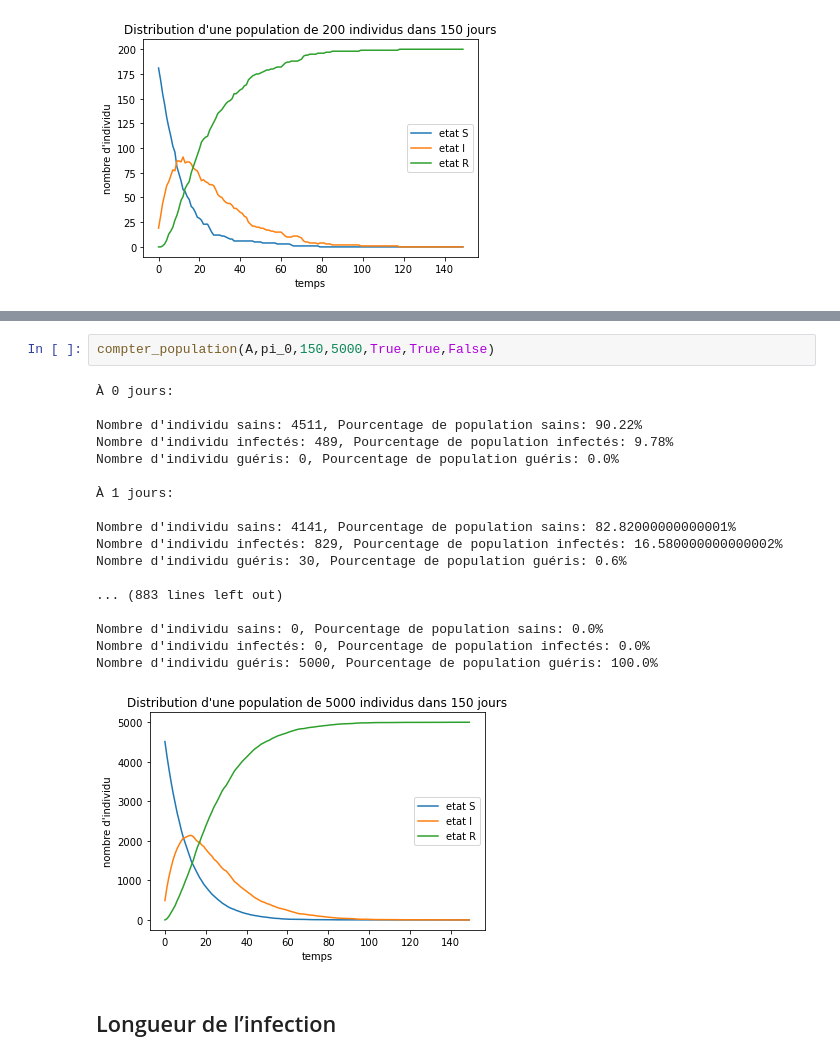
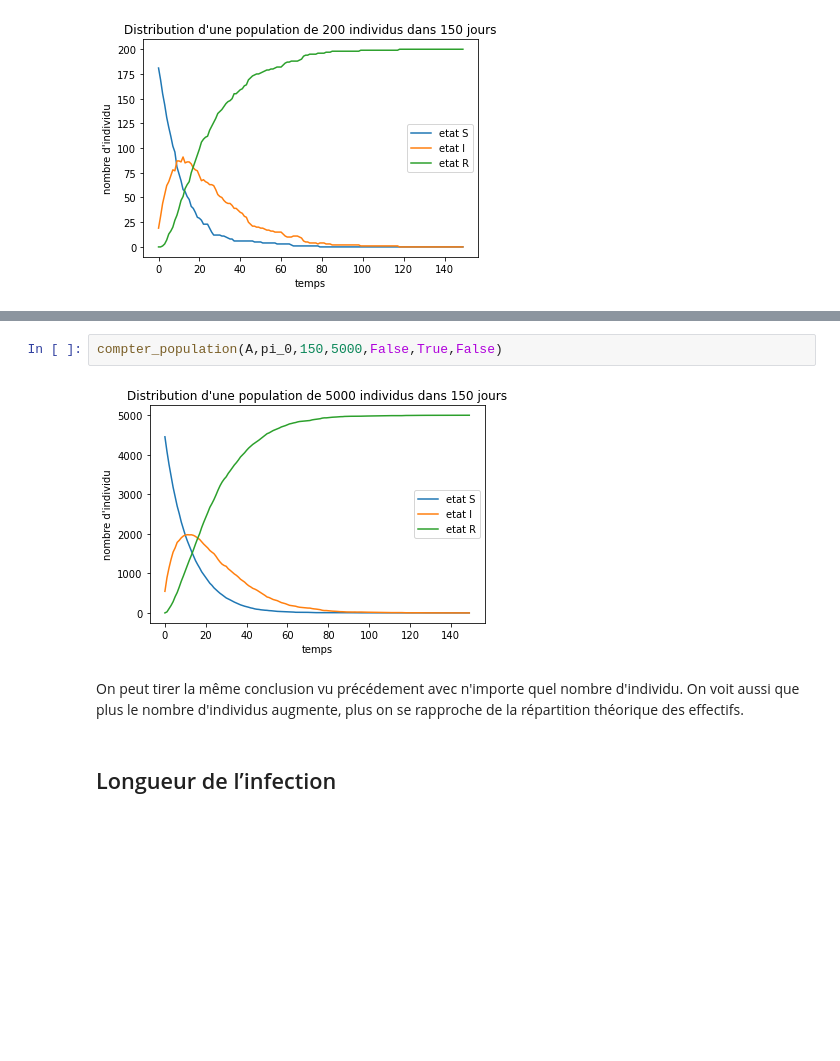
Before and after one commit to Jadslim/LU3IN005-PROJ-3, a Jupyter notebook: jad_chadi.ipynb, the cells around one changed output, grey strips where cells are left out. Cells and saved outputs as stored; diff of their text form; blank space fills up the shorter version.

```diff
--- a/jad_chadi.ipynb
+++ b/jad_chadi.ipynb
@@ -221,24 +204,9 @@ Nombre d'individu guéris: 5, Pourcentage de population guéris: 100.0%
 # %%
-compter_population(A,pi_0,150,5000,True,True,False)
+compter_population(A,pi_0,150,5000,False,True,False)
 # %% [output]
-À 0 jours:
-
-Nombre d'individu sains: 4511, Pourcentage de population sains: 90.22%
-Nombre d'individu infectés: 489, Pourcentage de population infectés: 9.78%
-Nombre d'individu guéris: 0, Pourcentage de population guéris: 0.0%
-
-À 1 jours:
-
-Nombre d'individu sains: 4141, Pourcentage de population sains: 82.82000000000001%
-Nombre d'individu infectés: 829, Pourcentage de population infectés: 16.580000000000002%
-Nombre d'individu guéris: 30, Pourcentage de population guéris: 0.6%
-
-... (883 lines left out)
-
-Nombre d'individu sains: 0, Pourcentage de population sains: 0.0%
-Nombre d'individu infectés: 0, Pourcentage de population infectés: 0.0%
-Nombre d'individu guéris: 5000, Pourcentage de population guéris: 100.0%
-[figure, old version]
+[figure, new version]
+# %% [markdown]
+On peut tirer la même conclusion vu précédement avec n'importe quel nombre d'individu. On voit aussi que plus le nombre d'individus augmente, plus on se rapproche de la répartition théorique des effectifs.
 # %% [markdown]
 ## Longueur de l’infection
 # %% [markdown]
```
Also changed, not shown: parts of 18 cells of this notebook.
